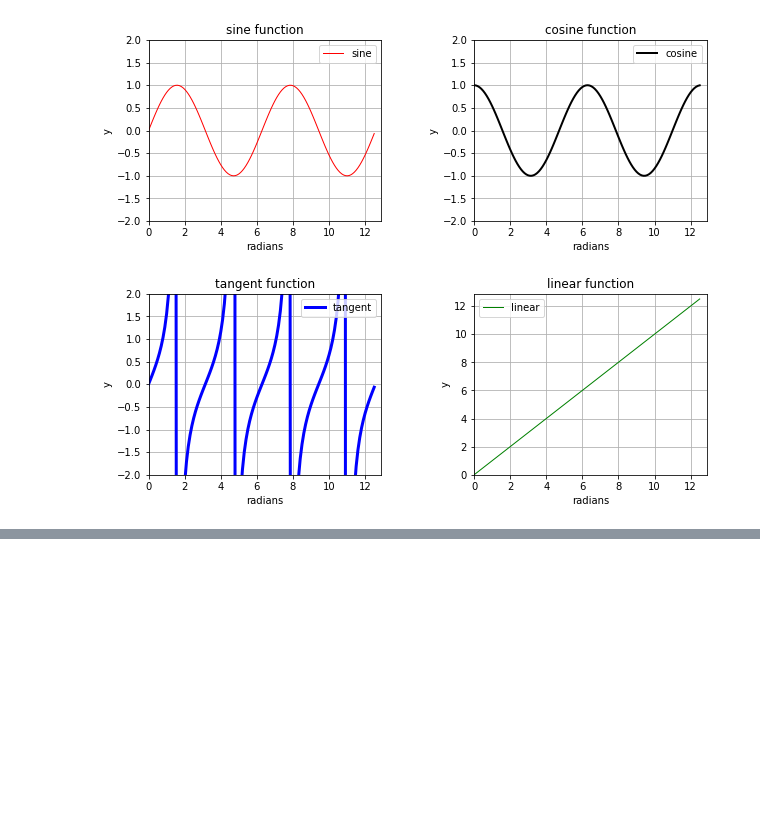
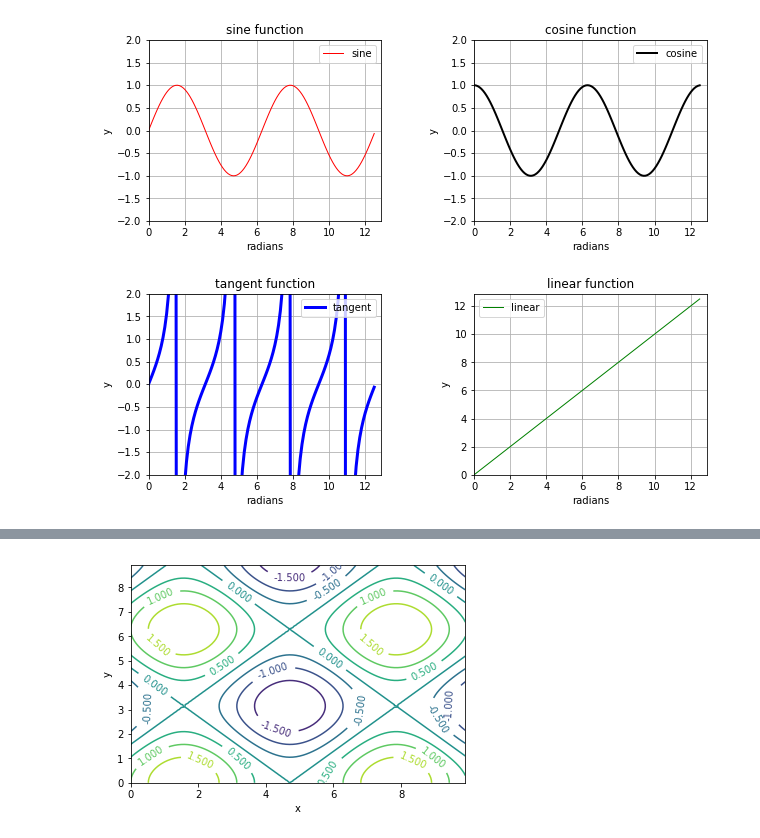
Before and after one commit to varunsmurthy/python, a Jupyter notebook: tutorials/2_raymond_python_for_science/ch4_matplotlib.ipynb, the cells around one changed output, grey strips where cells are left out. Saved outputs shown, nothing was run; the diff lists cells and outputs as text; code cells hidden in the pictures; blank space fills up the shorter version.

```diff
--- a/tutorials/2_raymond_python_for_science/ch4_matplotlib.ipynb
+++ b/tutorials/2_raymond_python_for_science/ch4_matplotlib.ipynb
@@ -102,0 +123,10 @@ pyplot.show()
+# %%
+# trying to make more sense of the figure using clabel
+
+cont = pyplot.contour(x,y,a)
+pyplot.clabel(cont)
+pyplot.xlabel("x")
+pyplot.ylabel("y")
+pyplot.show()
+# %% [output]
+[figure, added]
```
Also changed, not shown: parts of 8 cells of this notebook.
